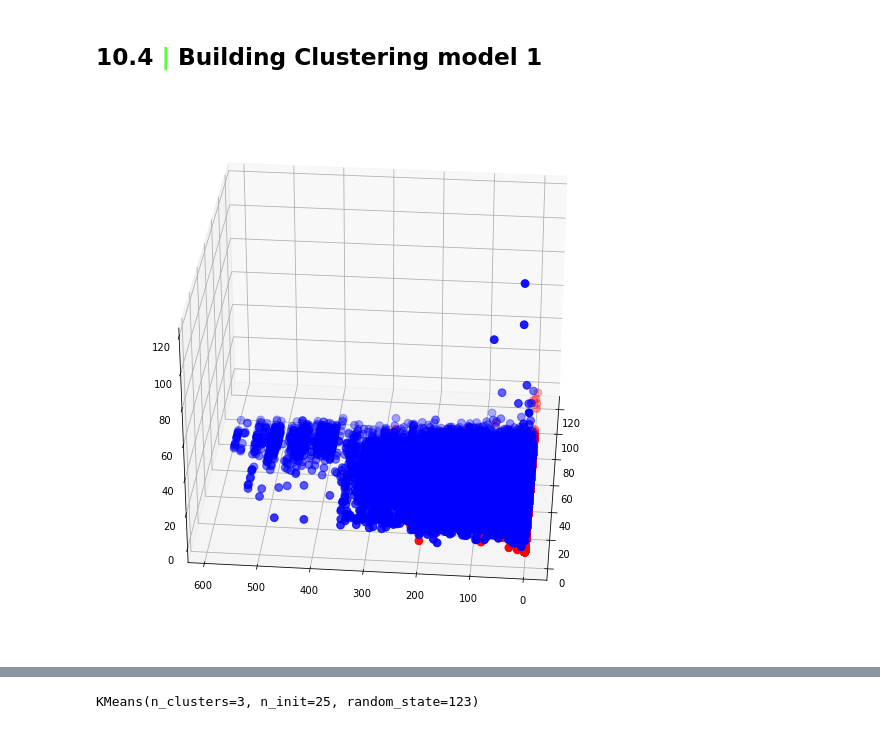
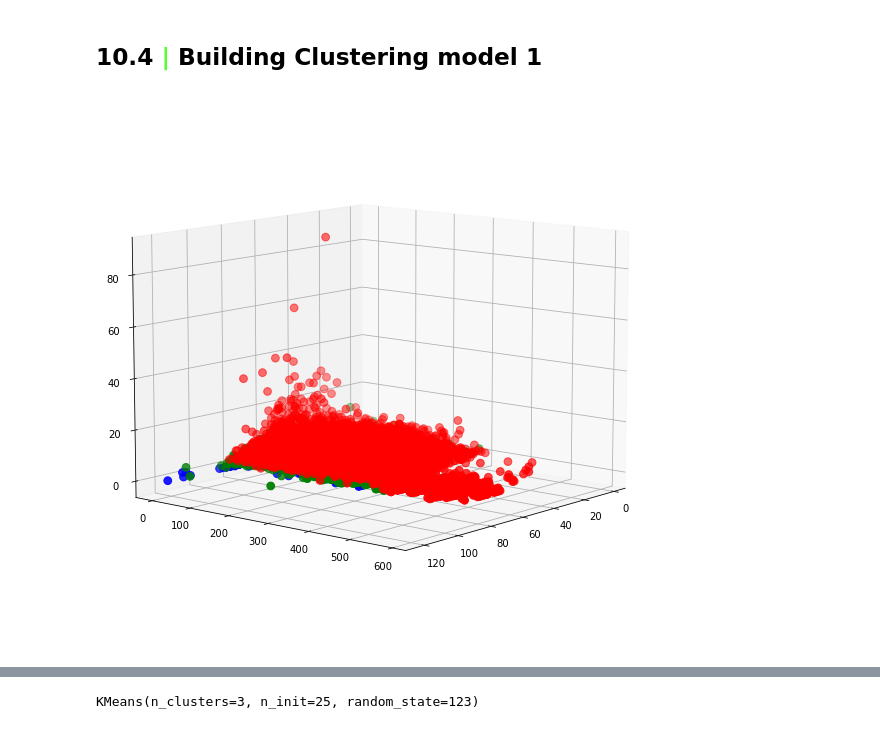
Before and after one commit to iremirezdeganuza72/Cohort_Analysis, a Jupyter notebook: Cohort analysis and segmentation.ipynb, the cells around one changed output, grey strips where cells are left out. Drawn from its saved outputs; the diff is of its cells as text; code cells hidden in the pictures.

```diff
--- a/Cohort analysis and segmentation.ipynb
+++ b/Cohort analysis and segmentation.ipynb
@@ -1329,16 +1332,16 @@ print(silhouette_score(df_cluster, kmeans.labels_, metric='euclidean'))
 # %%
 clusters = kmeans.fit_predict(scaled_features.iloc[:,1:])
 df_cluster.loc[:, "label"] = clusters
 
 #df1["label"] = clusters
 
 fig = plt.figure(figsize=(21,10))
 ax = fig.add_subplot(111, projection='3d')
 ax.scatter(df_cluster.Age[df_cluster.label == 0], df_cluster["AverageLeadTime"][df_cluster.label == 0], df_cluster["RoomNights"][df_cluster.label == 0], c='blue', s=60)
 ax.scatter(df_cluster.Age[df_cluster.label == 1], df_cluster["AverageLeadTime"][df_cluster.label == 1], df_cluster["RoomNights"][df_cluster.label == 1], c='red', s=60)
 ax.scatter(df_cluster.Age[df_cluster.label == 2], df_cluster["AverageLeadTime"][df_cluster.label == 2], df_cluster["RoomNights"][df_cluster.label == 2], c='green', s=60)
 
-ax.view_init(30, 185)
+ax.view_init(10, 40)
 plt.show()
 # %% [output]
-[figure, old version]
+[figure, new version]
```
Also changed, not shown: parts of 98 cells of this notebook.
